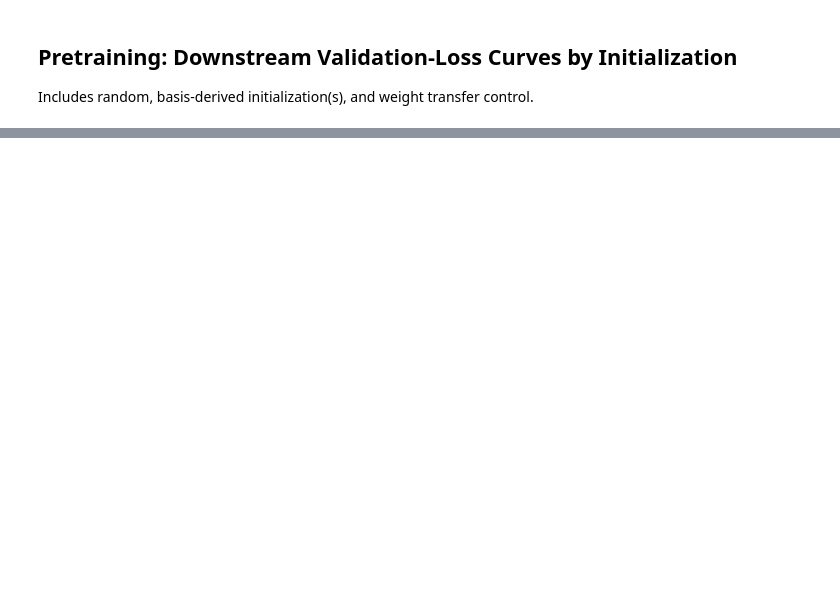
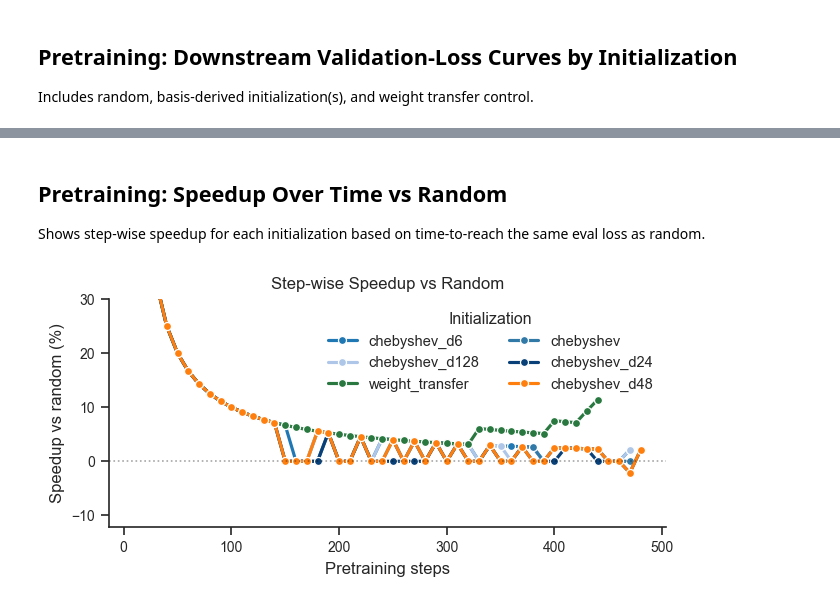
Before and after one commit to jopetty/platonic-init, a Jupyter notebook: output/jupyter-notebook/platonic-experiment-overview-template.ipynb, the cells around one changed output, grey strips where cells are left out. Saved outputs shown, nothing was run; the diff lists cells and outputs as text; code cells hidden in the pictures; blank space fills up the shorter version.

```diff
--- a/output/jupyter-notebook/platonic-experiment-overview-template.ipynb
+++ b/output/jupyter-notebook/platonic-experiment-overview-template.ipynb
@@ -331,0 +330,67 @@ plt.show()
+# %% [markdown]
+## Pretraining: Speedup Over Time vs Random
+Shows step-wise speedup for each initialization based on time-to-reach the same eval loss as random.
+# %%
+random_curve = curve_df[curve_df['init'] == 'random'].sort_values('step').drop_duplicates('step')
+if random_curve.empty:
+    raise ValueError('Random initialization curve is required for speedup plot')
+
+random_steps = random_curve['step'].to_numpy()
+random_losses = random_curve['eval_loss'].to_numpy()
+
+speed_rows = []
+for init_name in sorted(set(curve_df['init'])):
+    if init_name == 'random':
+        continue
+    init_curve = curve_df[curve_df['init'] == init_name].sort_values('step').drop_duplicates('step')
+    for _, row in init_curve.iterrows():
+        step = float(row['step'])
+        loss = float(row['eval_loss'])
+        hits = random_curve[random_curve['eval_loss'] <= loss]
+        if hits.empty or step <= 0:
+            continue
+        random_step_to_same_loss = float(hits.iloc[0]['step'])
+        speedup_pct = (random_step_to_same_loss / step - 1.0) * 100.0
+        speed_rows.append({
+            'init': init_name,
+            'step': step,
+            'speedup_pct': speedup_pct,
+        })
+
+speed_df = pd.DataFrame(speed_rows)
+if speed_df.empty:
+    raise ValueError('No comparable speedup points found; random may not have reached peer losses yet.')
+
+speed_hue_order = [x for x in hue_order if x in set(speed_df['init']) and x != 'random']
+speed_palette = aes.make_init_palette(speed_hue_order)
+
+fig = plt.figure(figsize=(aes.PAPER_WIDTH_IN, aes.FIG_HEIGHT_DOUBLE_ROW_IN))
+with sns.plotting_context('paper', font_scale=1, rc=aes.rcs):
+    ax = fig.add_subplot(1, 1, 1)
+    sns.lineplot(
+        data=speed_df,
+        x='step',
+        y='speedup_pct',
+        hue='init',
+        hue_order=speed_hue_order,
+        palette=speed_palette,
+        marker='o',
+        linewidth=1.9,
+        ax=ax,
+    )
+
+    ax.axhline(0.0, color='black', alpha=0.35, linewidth=1.0, linestyle=':')
+    ax.xaxis.set_major_formatter(aes.NICE_FORMATTER)
+    ax.spines['top'].set_visible(False)
+    ax.spines['right'].set_visible(False)
+    ax.set_title('Step-wise Speedup vs Random')
+    ax.set_xlabel('Pretraining steps')
+    ax.set_ylabel('Speedup vs random (%)')
+    ax.legend(title='Initialization', loc='best', ncol=2, frameon=False)
+
+    ax.set_ylim(top=30)
+
+plt.tight_layout()
+plt.show()
+# %% [output]
+[figure, added]
```
Also changed, not shown: parts of 4 cells of this notebook, 2 other files.
